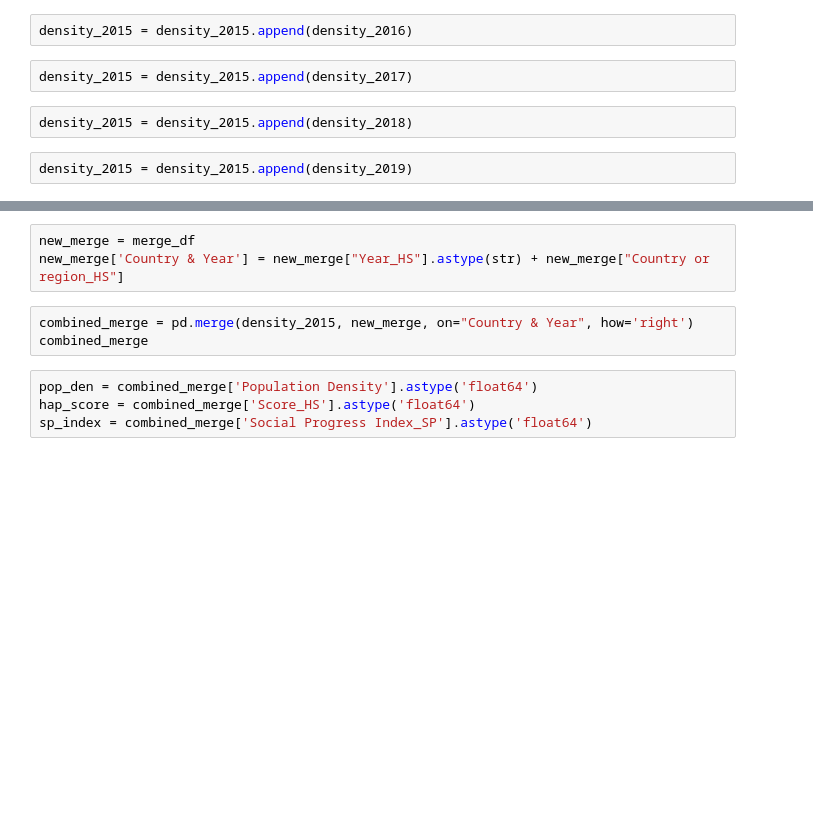
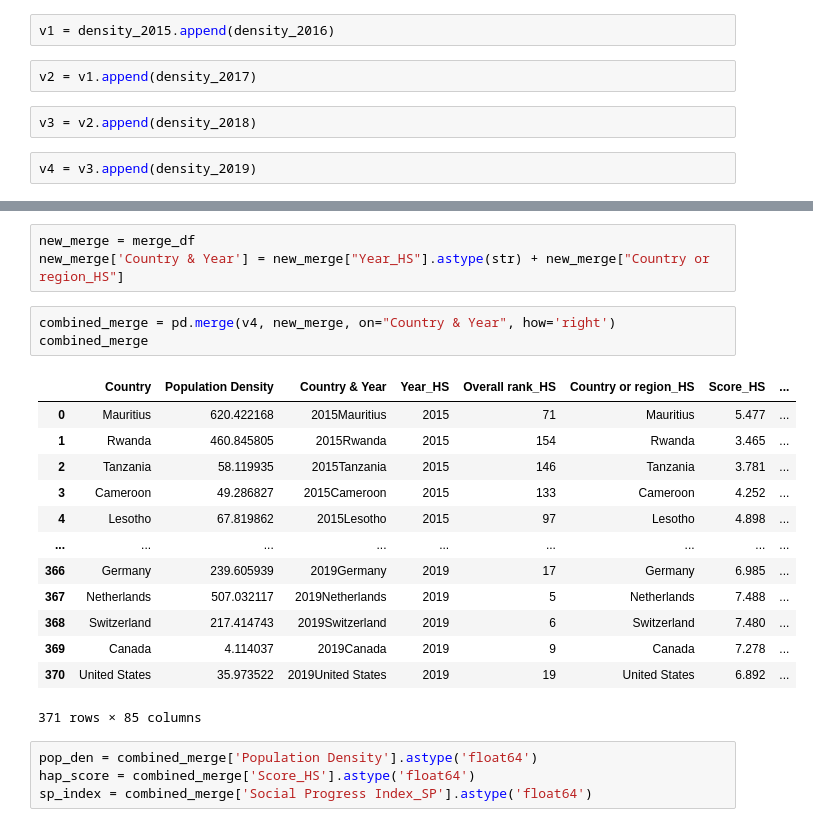
Before and after one commit to chrispope12391/Project-1-, a Jupyter notebook: Project 1, Team 5 - Data Cleaning Notebook.ipynb, the cells around one changed output, grey strips where cells are left out. Saved outputs shown, nothing was run; the diff lists cells and outputs as text; blank space fills up the shorter version.

Commit message:
Updated Density Section

```diff
--- a/Project 1, Team 5 - Data Cleaning Notebook.ipynb
+++ b/Project 1, Team 5 - Data Cleaning Notebook.ipynb
@@ -88,8 +229,8 @@ density_2015
 # %%
-density_2015 = density_2015.append(density_2016)
+v1 = density_2015.append(density_2016)
 # %%
-density_2015 = density_2015.append(density_2017)
+v2 = v1.append(density_2017)
 # %%
-density_2015 = density_2015.append(density_2018)
+v3 = v2.append(density_2018)
 # %%
-density_2015 = density_2015.append(density_2019)
+v4 = v3.append(density_2019)
@@ -99,8 +254,22 @@ density_2015
 new_merge = merge_df
 new_merge['Country & Year'] = new_merge["Year_HS"].astype(str) + new_merge["Country or region_HS"]
 # %%
-combined_merge = pd.merge(density_2015, new_merge, on="Country & Year", how='right')
+combined_merge = pd.merge(v4, new_merge, on="Country & Year", how='right')
 combined_merge
+# %% [output]
+|  | Country | Population Density | Country & Year | Year_HS | Overall rank_HS | Country or region_HS | Score_HS | ... |
+| 0 | Mauritius | 620.422168 | 2015Mauritius | 2015 | 71 | Mauritius | 5.477 | ... |
+| 1 | Rwanda | 460.845805 | 2015Rwanda | 2015 | 154 | Rwanda | 3.465 | ... |
+| 2 | Tanzania | 58.119935 | 2015Tanzania | 2015 | 146 | Tanzania | 3.781 | ... |
+| 3 | Cameroon | 49.286827 | 2015Cameroon | 2015 | 133 | Cameroon | 4.252 | ... |
+| 4 | Lesotho | 67.819862 | 2015Lesotho | 2015 | 97 | Lesotho | 4.898 | ... |
+| ... | ... | ... | ... | ... | ... | ... | ... | ... |
+| 366 | Germany | 239.605939 | 2019Germany | 2019 | 17 | Germany | 6.985 | ... |
+| 367 | Netherlands | 507.032117 | 2019Netherlands | 2019 | 5 | Netherlands | 7.488 | ... |
+| 368 | Switzerland | 217.414743 | 2019Switzerland | 2019 | 6 | Switzerland | 7.480 | ... |
+| 369 | Canada | 4.114037 | 2019Canada | 2019 | 9 | Canada | 7.278 | ... |
+| 370 | United States | 35.973522 | 2019United States | 2019 | 19 | United States | 6.892 | ... |
+371 rows × 85 columns
 # %%
 pop_den = combined_merge['Population Density'].astype('float64')
 hap_score = combined_merge['Score_HS'].astype('float64')
```
Also changed, not shown: parts of 17 cells of this notebook.
